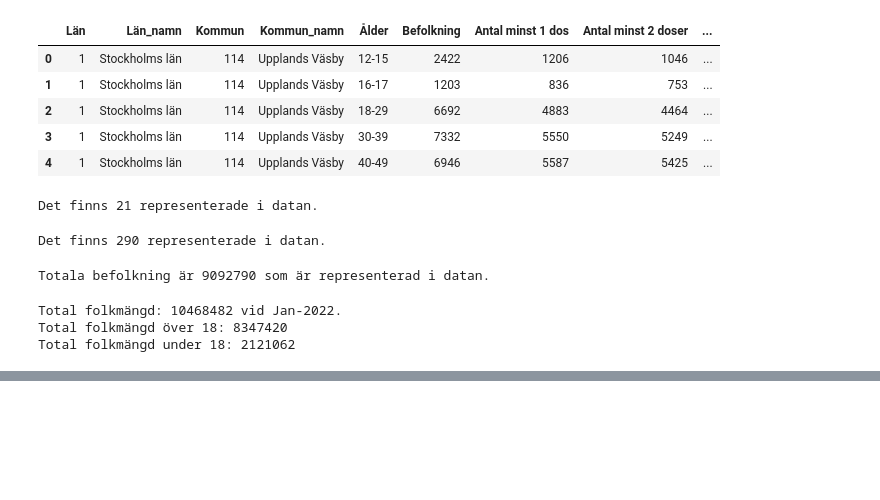
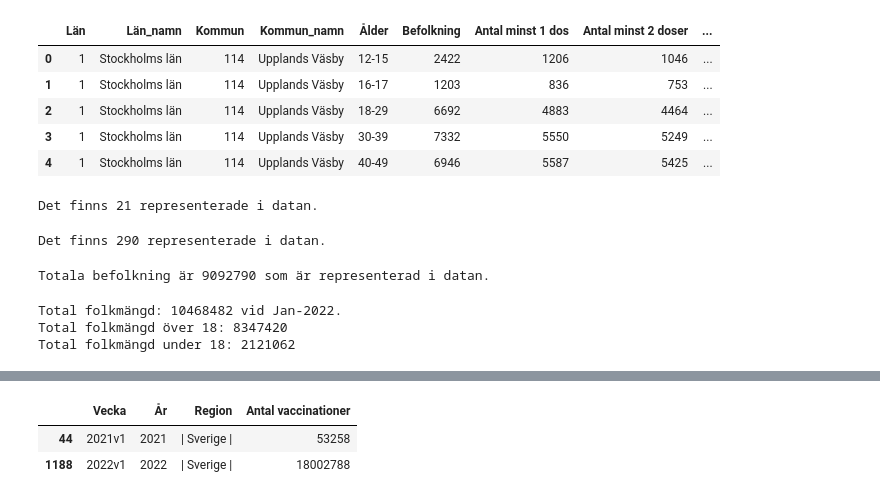
Before and after one commit to smlatic/Databehandling-Edin-Smlatic, a Jupyter notebook: Lab/Lab1-Covid/lab-Covid.ipynb, the cells around one changed output, grey strips where cells are left out. Cells and saved outputs as stored; diff of their text form; code cells hidden in the pictures; blank space fills up the shorter version.

```diff
--- a/Lab/Lab1-Covid/lab-Covid.ipynb
+++ b/Lab/Lab1-Covid/lab-Covid.ipynb
@@ -245,0 +247,17 @@ fig.show()
+# %%
+vaccinationer = pd.read_excel("../Lab1-Covid/Folkhalsomyndigheten_Covid19_Vaccine.xlsx", sheet_name="Vaccinationer tidsserie")
+# Vi slår ihop år och vecka till en column
+vaccinationer["Vecka"] = vaccinationer["År"].astype("str") + "v" + vaccinationer["Vecka"].astype("str")
+
+# Filtera column på bara sverige och gå på totalt. Vi tar inte hänsyn till hur många doser utan bara antal som helhet för att få en översyn
+vaccinationer_sverige = vaccinationer[vaccinationer["Region"].str.contains("Sverige")]
+
+# Plot
+px.bar(data_frame = vaccinationer_sverige, x = 'Vecka', y = 'Antal vaccinationer', title="Totalt administrerade vaccinationer för Sveriges befolkning")
+# %%
+nyår = vaccinationer_sverige[(vaccinationer_sverige['Vecka'] == "2021v1") | (vaccinationer_sverige['Vecka'] == "2022v1")]
+nyår
+# %% [output]
+|  | Vecka | År | Region | Antal vaccinationer |
+| 44 | 2021v1 | 2021 | | Sverige | | 53258 |
+| 1188 | 2022v1 | 2022 | | Sverige | | 18002788 |
```
Also changed, not shown: parts of 11 cells of this notebook, 4 other files.
